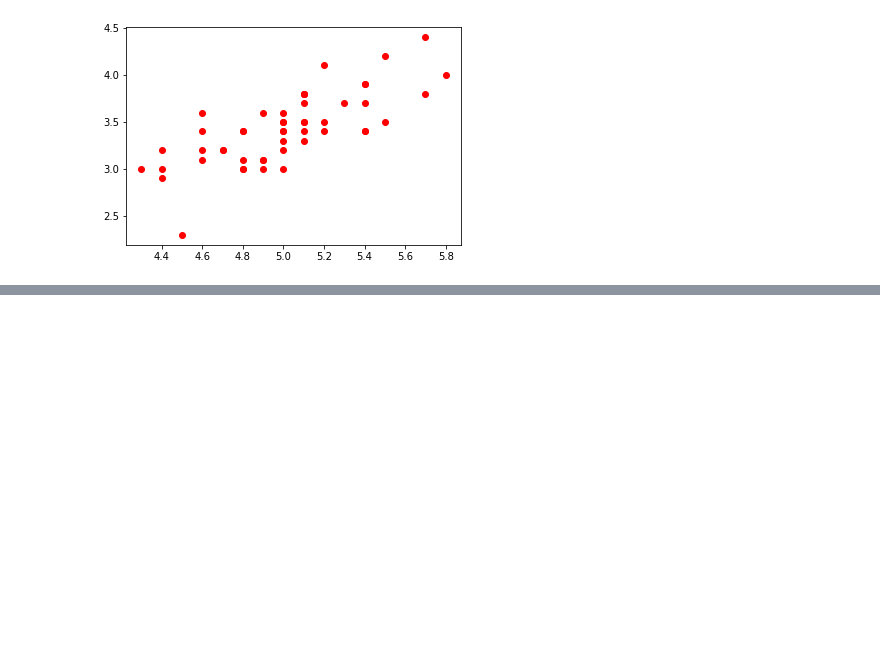
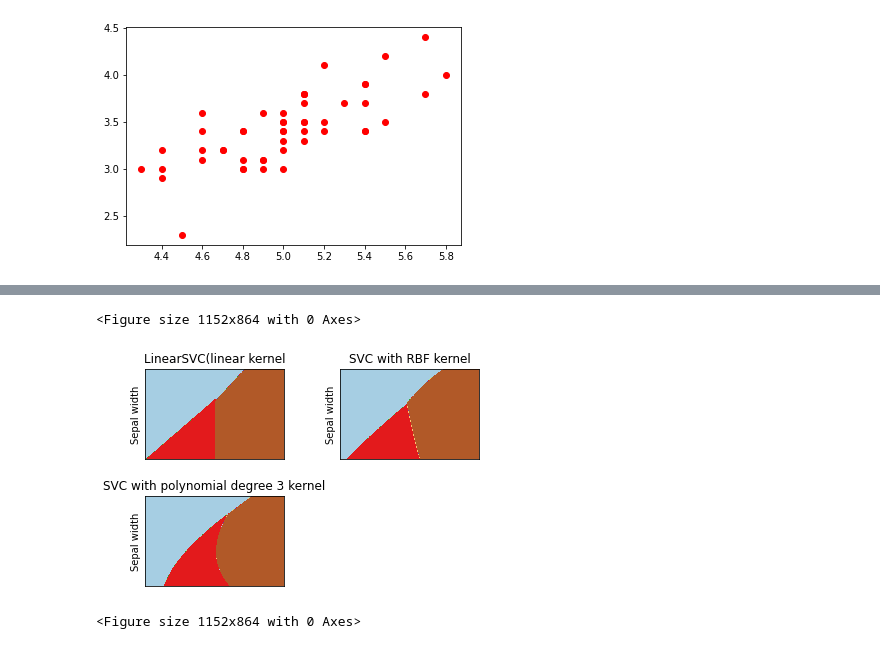
Before and after one commit to gitony0101/selfstudy, a Jupyter notebook: Ex/利用SVM，sklearn对iris数据集进行分类.ipynb, the cells around one changed output, grey strips where cells are left out. Saved outputs shown, nothing was run; the diff lists cells and outputs as text; code cells hidden in the pictures; blank space fills up the shorter version.

```diff
--- a/Ex/利用SVM，sklearn对iris数据集进行分类.ipynb
+++ b/Ex/利用SVM，sklearn对iris数据集进行分类.ipynb
@@ -90,0 +159,6 @@ Text(0.5, 1.0, 'the relationship between sepal and target classes')
+# %%
+X_train, X_test, y_train, y_test = train_test_split(iris.data[:,:2], iris.target,test_size=0.3,random_state=0)
+
+lin_svc = svm.SVC(kernel='linear').fit(X_train, y_train)
+rbf_svc = svm.SVC(kernel='rbf').fit(X_train, y_train)
+poly_svc = svm.SVC(kernel='poly', degree=3).fit(X_train, y_train)
@@ -90,0 +170,9 @@ Text(0.5, 1.0, 'the relationship between sepal and target classes')
+# %%
+# step of the grid
+h =.02
+
+# to create the grid , so that we can plot the images on it
+x_min, x_max = X_train[:,0].min()-1, X_train[:,0].max() +1
+y_min, y_max = X_train[:,1].min()-1, X_train[:,1].max() +1 # since here it applies the array of sepal features.
+
+xx, yy = np.meshgrid(np.arange(x_min,x_max,h), np.arange(y_min,y_max,h)) # meshigrid let's rock
@@ -90,0 +195,38 @@ Text(0.5, 1.0, 'the relationship between sepal and target classes')
+# %%
+# the title of the graph
+titles = ['LinearSVC(linear kernel',
+                'SVC with RBF kernel',
+                'SVC with polynomial degree 3 kernel']
+# peviously we defined the classifiers below:
+# lin_svc = svm.SVC(kernel='linear').fit(X_train, y_train)
+# rbf_svc = svm.SVC(kernel='rbf').fit(X_train, y_train)
+# poly_svc = svm.SVC(kernel='poly', degree=3).fit(X_train, y_train)
+# now we need them to be plot on the graph, which can show the contour.
+
+for i, clf in enumerate((lin_svc, rbf_svc,poly_svc)):
+        # to plot the edge of different classes
+        #  to create a 2*2 grid , and set the i image as current image
+        plt.subplot(2,2,i+1)
+        #set the margin between different subplot
+        plt.subplots_adjust(wspace=0.4,hspace=0.4)
+
+        #svm input :xx and yyout put an array
+
+        Z = clf.predict(np.c_[xx.ravel(), yy.ravel()])
+        #feel this body
+
+        #  plot the result
+        Z = Z.reshape(xx.shape) #!!!!  (220, 280 why?????)
+        plt.contourf(xx,yy,Z, cmap=plt.cm.Paired)
+        plt.ylabel('Sepal width')
+        plt.xlim(xx.min(), xx.max())
+        plt.ylim(yy.min(), yy.max())
+        plt.xticks(())
+        plt.yticks(())
+        plt.title(titles[i])
+
+plt.figure(figsize=(16,12))
+# %% [output]
+<Figure size 1152x864 with 0 Axes>
+[figure, added]
+<Figure size 1152x864 with 0 Axes>
```
Also changed, not shown: parts of 11 cells of this notebook.
